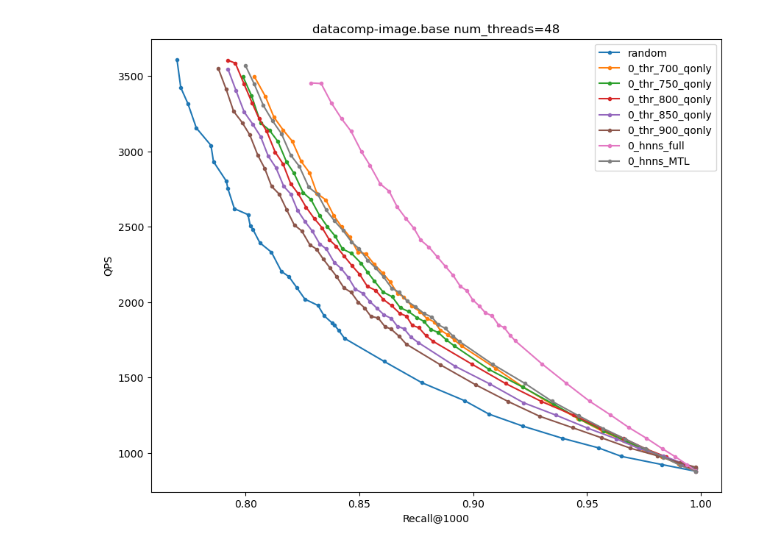
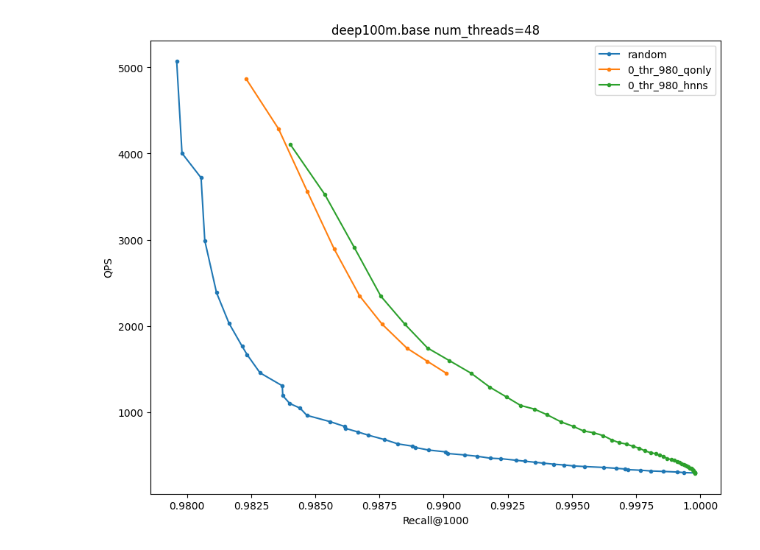
Before and after one commit to lcj2021/QDNNS, a Jupyter notebook: script/plot_qps_recall.ipynb, the cells around one changed output. Drawn from its saved outputs; the diff is of its cells as text; code cells hidden in the pictures.

```diff
--- a/script/plot_qps_recall.ipynb
+++ b/script/plot_qps_recall.ipynb
@@ -4,15 +4,17 @@ import numpy as np
 import json
 import matplotlib.pyplot as plt
 
-dataset = 'wikipedia'
-dataset = 'deep100m'
+dataset = 'imagenet.base'
 dataset = 'datacomp-image.base'
+dataset = 'wikipedia.base'
+dataset = 'deep100m.base'
 log_path = "/home/zhengweiguo/liuchengjun/HybridNNS/log/"
 config = json.loads(open('config.json').read())
 M, efs = config[dataset]["M"], config[dataset]["efs"]
+thrs = config[dataset]["thresholds"]
 dim = config[dataset]["dim"]
 efc = 1000
-ck_ts = 2000
+ck_ts = 0
 k = 1000
 
 num_threads = 48
@@ -22,6 +24,9 @@ def get_recall_time(prefix):
     print(prefix)
     recall_time = []
     logfile_path = os.path.join(log_path, prefix)
+    if os.path.exists(logfile_path) == False:
+        print(f'{logfile_path} does not exist')
+        return
     with open(logfile_path, 'r') as f:
         lines = f.readlines()
         curr = []
@@ -56,50 +61,29 @@ def get_recall_time(prefix):
 legends = []
 
 method = 'random'
-ck_ts = 0
 prefix = f'{dataset}.M_{M}.efc_{efc}.efs_{efs}.ck_ts_{ck_ts}.ncheck_100.recall@{k}.nthread_{num_threads}.{method}.log'
 recall_time_random = get_recall_time(prefix)
 legends.append(f'{method}')
 
-# method = 'hnns_optimized'
-# ck_ts = 2000
-# prefix = f'{dataset}.M_{M}.efc_{efc}.efs_{efs}.ck_ts_{ck_ts}.ncheck_100.recall@{k}.nthread_{num_threads}.{method}.log'
-# recall_time_hnns_optimized_ck_ts_2000 = get_recall_time(prefix)
-# legends.append(f'{ck_ts}_{method}')
-
-# method = 'hnns_optimized'
-# ck_ts = 1000
-# prefix = f'{dataset}.M_{M}.efc_{efc}.efs_{efs}.ck_ts_{ck_ts}.ncheck_100.recall@{k}.nthread_{num_threads}.{method}.log'
-# recall_time_hnns_optimized_ck_ts_1000 = get_recall_time(prefix)
-# legends.append(f'{ck_ts}_{method}')
-
-# method = 'hnns_optimized'
-# ck_ts = 500
-# prefix = f'{dataset}.M_{M}.efc_{efc}.efs_{efs}.ck_ts_{ck_ts}.ncheck_100.recall@{k}.nthread_{num_threads}.{method}.log'
-# recall_time_hnns_optimized_ck_ts_1000 = get_recall_time(prefix)
-# legends.append(f'{ck_ts}_{method}')
-
 method = 'qonly'
-ck_ts = 0
-for thr in range(700, 920, 50):
+for thr in thrs:
     prefix = f'{dataset}.M_{M}.efc_{efc}.efs_{efs}.ck_ts_{ck_ts}.ncheck_100.recall@{k}.thr_{thr}.nthread_{num_threads}.{method}.log'
     recall_time_hnns_optimized_ck_ts_1000 = get_recall_time(prefix)
     legends.append(f'{ck_ts}_thr_{thr}_{method}')
 
 
-method = 'hnns_full'
-ck_ts = 0
-thr = 700
-prefix = f'{dataset}.M_{M}.efc_{efc}.efs_{efs}.ck_ts_{ck_ts}.ncheck_100.recall@{k}.thr_{thr}.nthread_{num_threads}.{method}.log'
-recall_time_hnns = get_recall_time(prefix)
-legends.append(f'{ck_ts}_{method}')
+# method = 'hnns_full'
+# ck_ts = 0
+# thr = 700
+# prefix = f'{dataset}.M_{M}.efc_{efc}.efs_{efs}.ck_ts_{ck_ts}.ncheck_100.recall@{k}.thr_{thr}.nthread_{num_threads}.{method}.log'
+# recall_time_hnns = get_recall_time(prefix)
+# legends.append(f'{ck_ts}_{method}')
 
-method = 'hnns_MTL'
-ck_ts = 0
-thr = 720
-prefix = f'{dataset}.M_{M}.efc_{efc}.efs_{efs}.ck_ts_{ck_ts}.ncheck_100.recall@{k}.thr_{thr}.nthread_{num_threads}.qonly.MTL.log'
-recall_time_hnns = get_recall_time(prefix)
-legends.append(f'{ck_ts}_{method}')
+method = 'hnns'
+for thr in thrs:
+    prefix = f'{dataset}.M_{M}.efc_{efc}.efs_{efs}.ck_ts_{ck_ts}.ncheck_100.recall@{k}.thr_{thr}.nthread_{num_threads}.{method}.log'
+    recall_time_hnns = get_recall_time(prefix)
+    legends.append(f'{ck_ts}_thr_{thr}_{method}')
 
 print(legends)
 
@@ -141 +115 @@ datacomp-image.base.M_32.efc_1000.efs_1000.ck_ts_0.ncheck_100.recall@1000.thr_72
-[figure, old version]
+[figure, new version]
```
Also changed, not shown: parts of 1 cell of this notebook, 13 other files.
